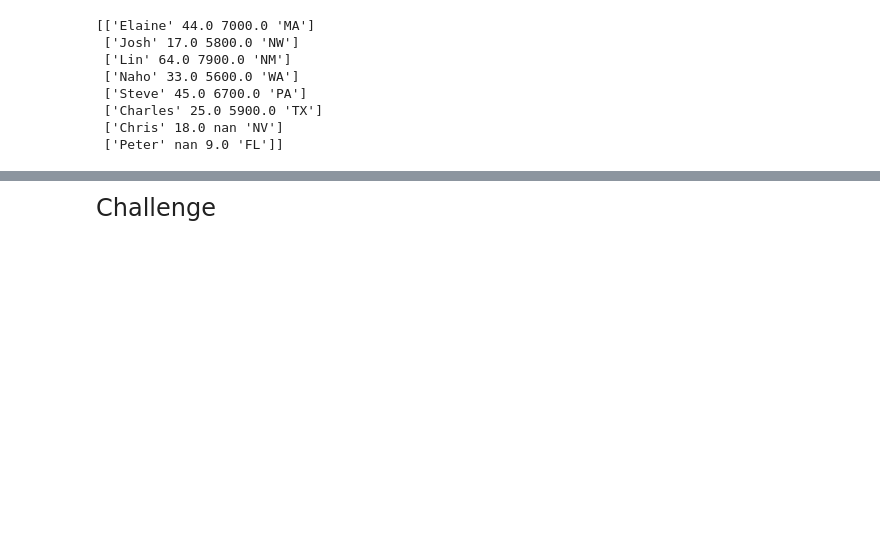
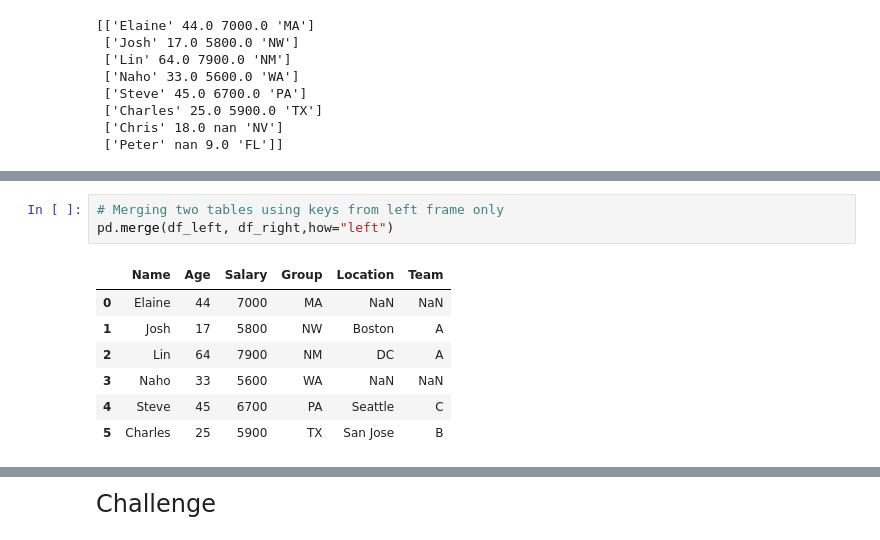
Before and after one commit to whunt1965/CS506-Fall2021, a Jupyter notebook: 07-pandas/pandas_exercise.ipynb, the cells around one changed output, grey strips where cells are left out. Saved outputs shown, nothing was run; the diff lists cells and outputs as text; blank space fills up the shorter version.

```diff
--- a/07-pandas/pandas_exercise.ipynb
+++ b/07-pandas/pandas_exercise.ipynb
@@ -184,0 +233,11 @@ print(df_new.values)
+# %%
+# Merging two tables using keys from left frame only
+pd.merge(df_left, df_right,how="left")
+# %% [output]
+|  | Name | Age | Salary | Group | Location | Team |
+| 0 | Elaine | 44 | 7000 | MA | NaN | NaN |
+| 1 | Josh | 17 | 5800 | NW | Boston | A |
+| 2 | Lin | 64 | 7900 | NM | DC | A |
+| 3 | Naho | 33 | 5600 | WA | NaN | NaN |
+| 4 | Steve | 45 | 6700 | PA | Seattle | C |
+| 5 | Charles | 25 | 5900 | TX | San Jose | B |
```
Also changed, not shown: parts of 6 cells of this notebook.
